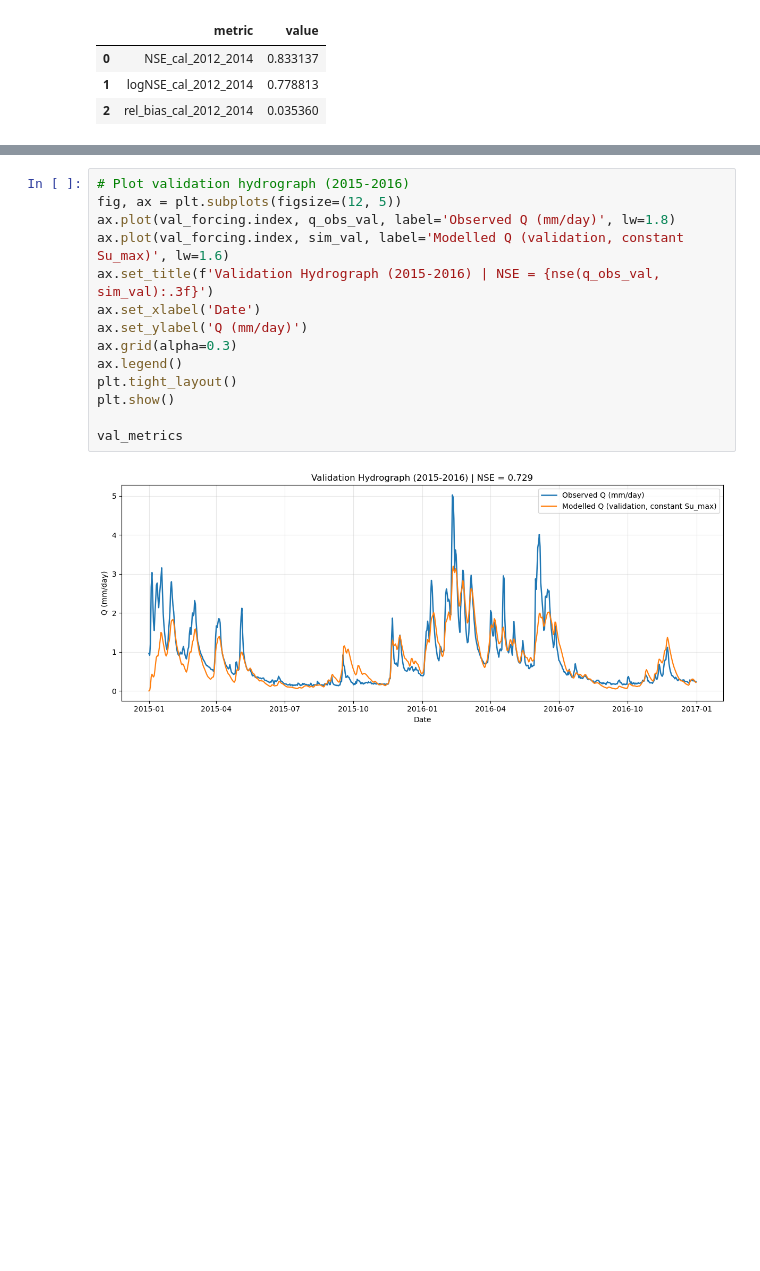
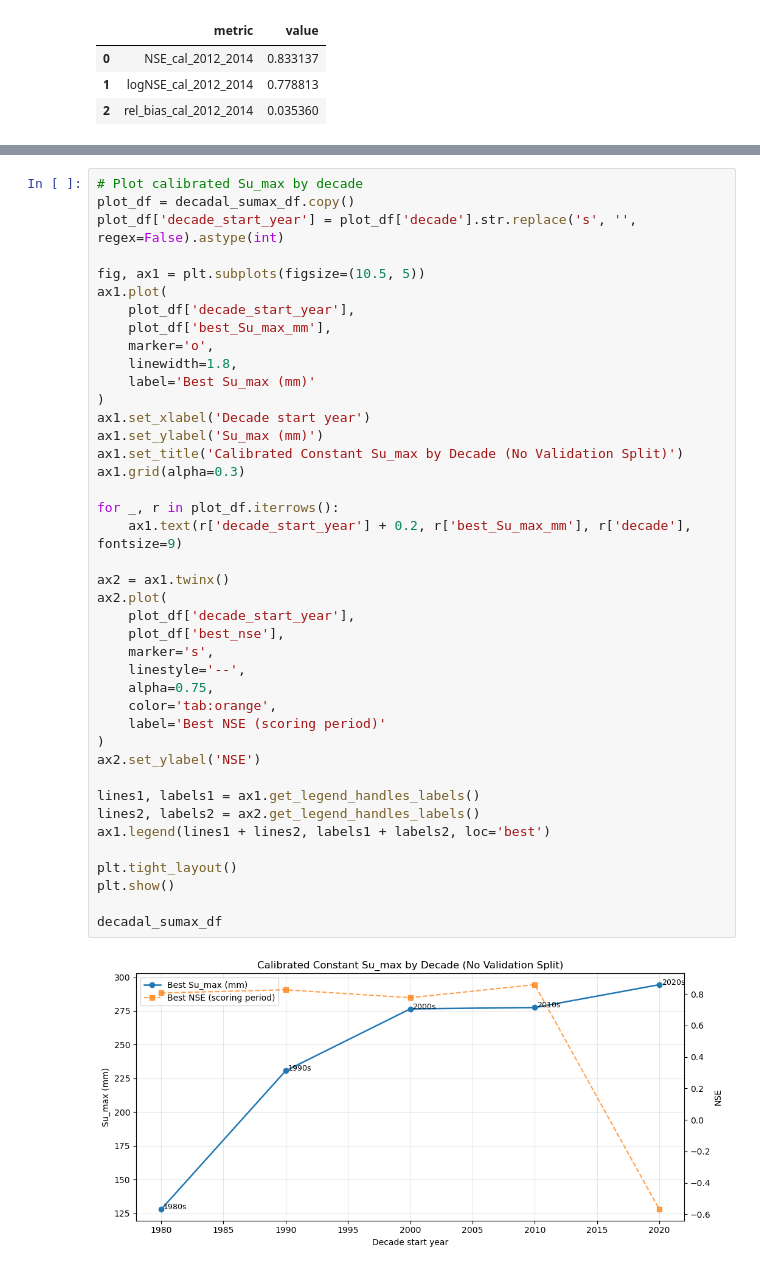
Before and after one commit to Doriswong35/teaching-materials, a Jupyter notebook: Main_project/HBV_constant_Sumax.ipynb, the cells around one changed output, grey strips where cells are left out. Drawn from its saved outputs; the diff is of its cells as text; blank space fills up the shorter version.

```diff
--- a/Main_project/HBV_constant_Sumax.ipynb
+++ b/Main_project/HBV_constant_Sumax.ipynb
@@ -505,16 +518,43 @@ Validation period: 2015-01-01 00:00:00 to 2016-12-31 00:00:00 | n = 731
 # %%
-# Plot validation hydrograph (2015-2016)
-fig, ax = plt.subplots(figsize=(12, 5))
-ax.plot(val_forcing.index, q_obs_val, label='Observed Q (mm/day)', lw=1.8)
-ax.plot(val_forcing.index, sim_val, label='Modelled Q (validation, constant Su_max)', lw=1.6)
-ax.set_title(f'Validation Hydrograph (2015-2016) | NSE = {nse(q_obs_val, sim_val):.3f}')
-ax.set_xlabel('Date')
-ax.set_ylabel('Q (mm/day)')
-ax.grid(alpha=0.3)
-ax.legend()
+# Plot calibrated Su_max by decade
+plot_df = decadal_sumax_df.copy()
+plot_df['decade_start_year'] = plot_df['decade'].str.replace('s', '', regex=False).astype(int)
+
+fig, ax1 = plt.subplots(figsize=(10.5, 5))
+ax1.plot(
+    plot_df['decade_start_year'],
+    plot_df['best_Su_max_mm'],
+    marker='o',
+    linewidth=1.8,
+    label='Best Su_max (mm)'
+)
+ax1.set_xlabel('Decade start year')
+ax1.set_ylabel('Su_max (mm)')
+ax1.set_title('Calibrated Constant Su_max by Decade (No Validation Split)')
+ax1.grid(alpha=0.3)
+
+for _, r in plot_df.iterrows():
+    ax1.text(r['decade_start_year'] + 0.2, r['best_Su_max_mm'], r['decade'], fontsize=9)
+
+ax2 = ax1.twinx()
+ax2.plot(
+    plot_df['decade_start_year'],
+    plot_df['best_nse'],
+    marker='s',
+    linestyle='--',
+    alpha=0.75,
+    color='tab:orange',
+    label='Best NSE (scoring period)'
+)
+ax2.set_ylabel('NSE')
+
+lines1, labels1 = ax1.get_legend_handles_labels()
+lines2, labels2 = ax2.get_legend_handles_labels()
+ax1.legend(lines1 + lines2, labels1 + labels2, loc='best')
+
 plt.tight_layout()
 plt.show()
 
-val_metrics
+decadal_sumax_df
 # %% [output]
-[figure, old version]
+[figure, new version]
```
Also changed, not shown: parts of 9 cells of this notebook, 6 other files.
